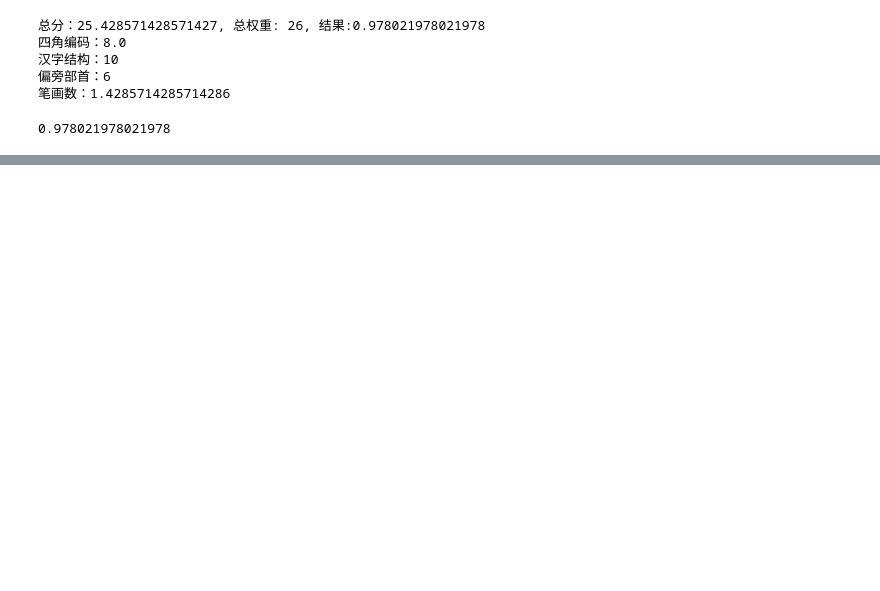
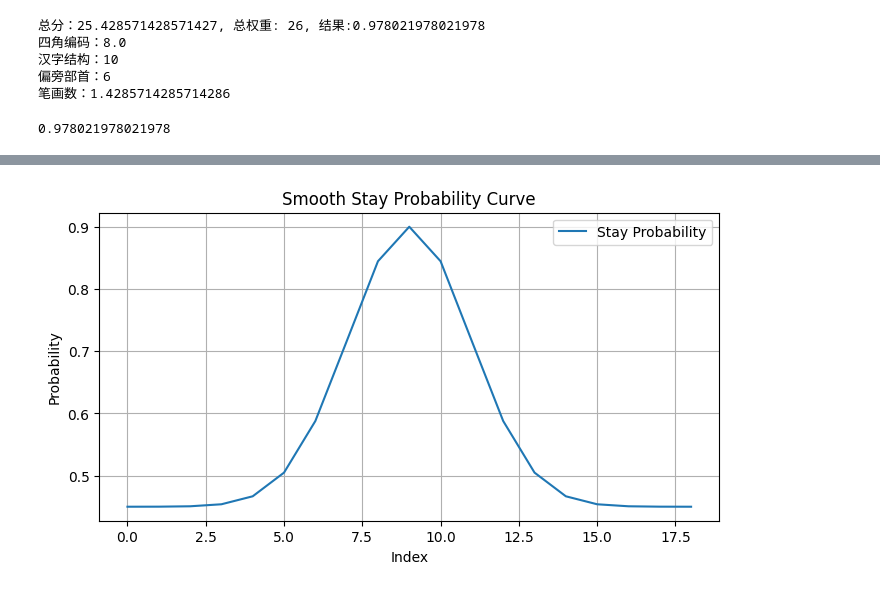
Before and after one commit to FocueAI/CLI2P, a Jupyter notebook: tools/expore/基于字形的中文相似度数据增强.ipynb, the cells around one changed output, grey strips where cells are left out. Cells and saved outputs as stored; diff of their text form; code cells hidden in the pictures; blank space fills up the shorter version.

```diff
--- a/tools/expore/基于字形的中文相似度数据增强.ipynb
+++ b/tools/expore/基于字形的中文相似度数据增强.ipynb
@@ -156,0 +442,39 @@ model.hanzijiegouDict
+# %%
+import numpy as np
+import matplotlib.pyplot as plt
+
+def delete_prob(index, length, avg_prob=0.8):
+    mid = length // 2
+    if length % 2 == 0:
+        mid = mid - 0.5  # 修正中点为浮点数
+
+    # 计算距离中点的归一化距离
+    distance_to_mid = abs(index - mid) / (length / 2)
+
+    # 使用高斯衰减的变种
+    sigma = 0.2  # 这个值需要根据实际情况进行调整
+    gaussian_factor = np.exp(-(distance_to_mid ** 2) / (2 * sigma ** 2))
+
+    # 使用三次多项式来平滑曲线
+    min_prob = avg_prob
+    # max_prob = 1 - avg_prob
+    max_prob = avg_prob * 0.5
+    prob_range = max_prob - min_prob
+    adjusted_prob = min_prob + prob_range * (1 - (gaussian_factor ** 0.95))  # 使用三次方来增加平滑度
+
+    return max(0,adjusted_prob)
+
+x = [i for i in range(19)]
+y = [delete_prob(i, len(x), 0.9) for i in x]
+
+# 创建图形
+plt.figure(figsize=(8, 4))
+plt.plot(x, y, label='Stay Probability')
+plt.title('Smooth Stay Probability Curve')
+plt.xlabel('Index')
+plt.ylabel('Probability')
+plt.legend()
+plt.grid(True)
+plt.show()
+# %% [output]
+[figure, added]
```
Also changed, not shown: parts of 11 cells of this notebook, 3 other files.
